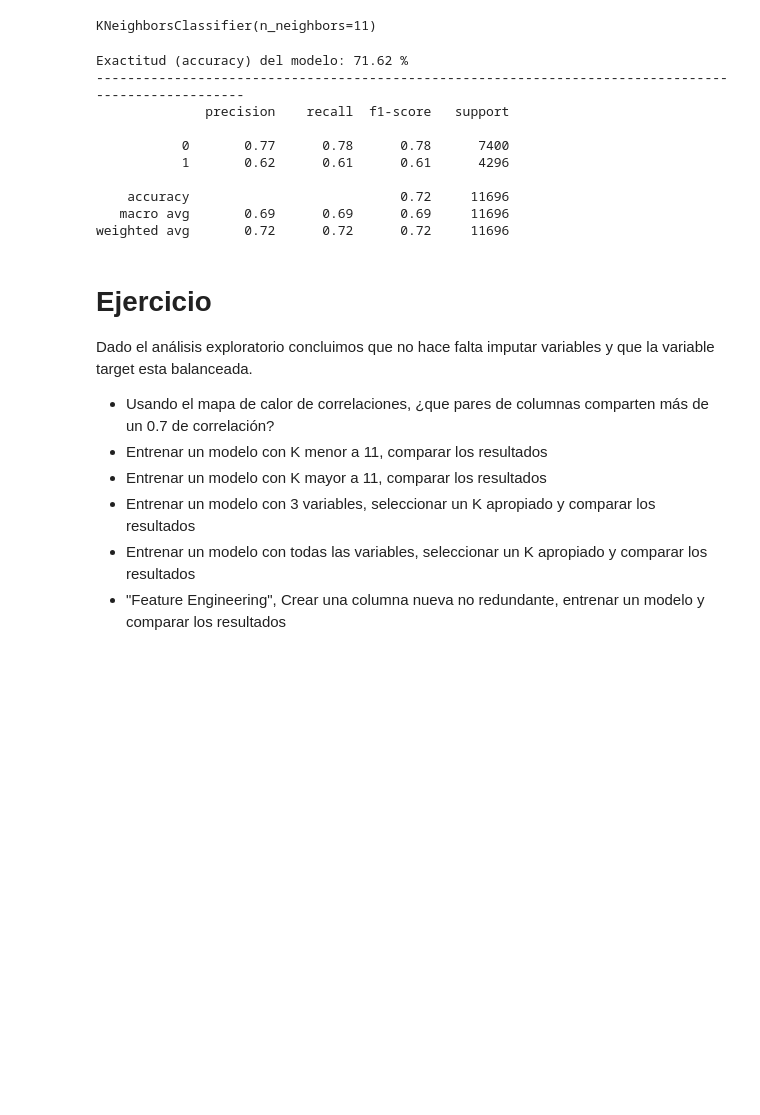
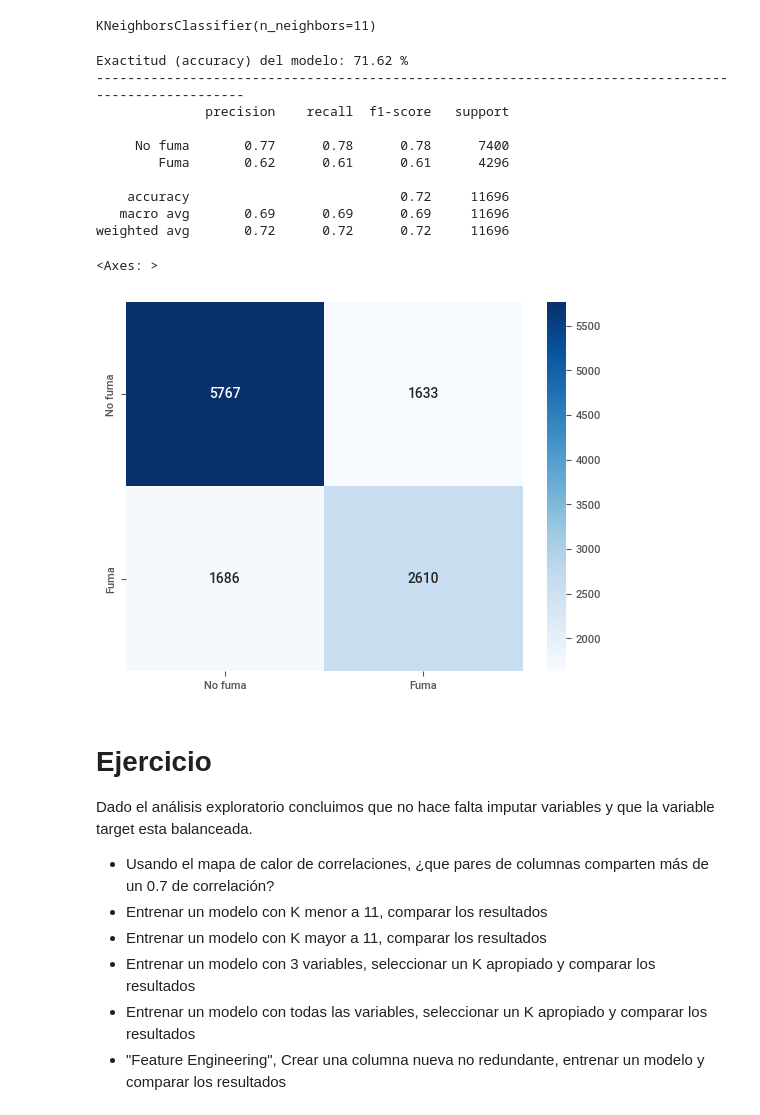
Before and after one commit to albarracinmiguel/CienciaDeDatos2026, a Jupyter notebook: clase 3/02_Ej_knn_&_evaluacion_de_modelos_smokers.ipynb, the cells around one changed output. Drawn from its saved outputs; the diff is of its cells as text; code cells hidden in the pictures; blank space fills up the shorter version.

```diff
--- a/clase 3/02_Ej_knn_&_evaluacion_de_modelos_smokers.ipynb
+++ b/clase 3/02_Ej_knn_&_evaluacion_de_modelos_smokers.ipynb
@@ -190,18 +188,26 @@ print("-"*100)
 
 # Reporte del clasificador
 from sklearn.metrics import classification_report
-print(classification_report(y_test,y_pred_knn))
+print(classification_report(y_test,y_pred_knn, target_names=["No fuma", "Fuma"]), "\n")
 # %% [output]
 Exactitud (accuracy) del modelo: 71.62 %
 ----------------------------------------------------------------------------------------------------
               precision    recall  f1-score   support
 
-           0       0.77      0.78      0.78      7400
-           1       0.62      0.61      0.61      4296
+     No fuma       0.77      0.78      0.78      7400
+        Fuma       0.62      0.61      0.61      4296
 
     accuracy                           0.72     11696
    macro avg       0.69      0.69      0.69     11696
 weighted avg       0.72      0.72      0.72     11696
+# %%
+# Matriz de confusión
+from sklearn.metrics import confusion_matrix
+cm = confusion_matrix(y_test, y_pred_knn)
+sns.heatmap(cm, annot=True, fmt='d', cmap='Blues', xticklabels=["No fuma", "Fuma"], yticklabels=["No fuma", "Fuma"])
+# %% [output]
+<Axes: >
+[figure, added]
 # %% [markdown]
 # Ejercicio
 Dado el análisis exploratorio concluimos que no hace falta imputar variables y que la variable target esta balanceada.
```
Also changed, not shown: parts of 7 cells of this notebook, 8 other files.
